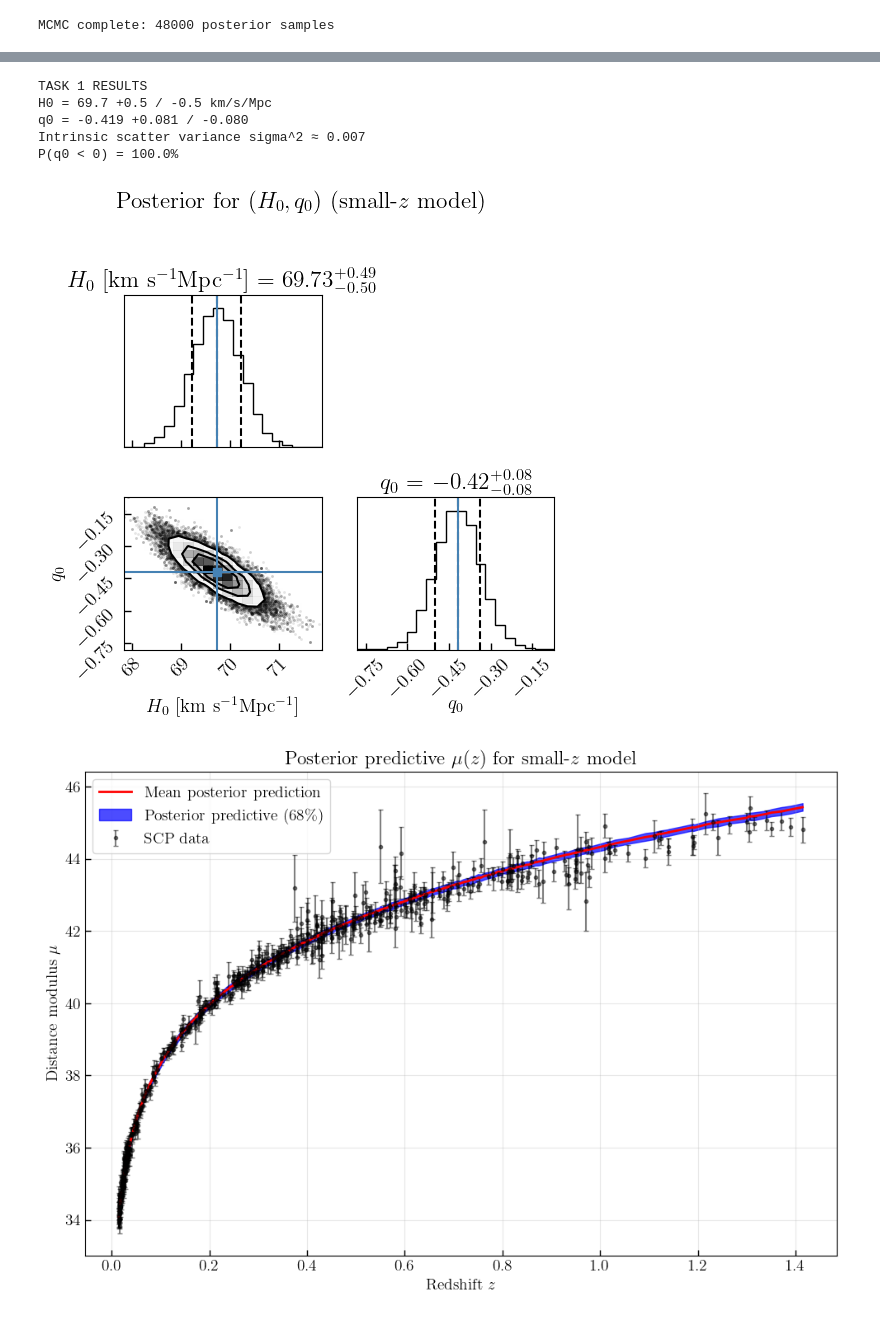
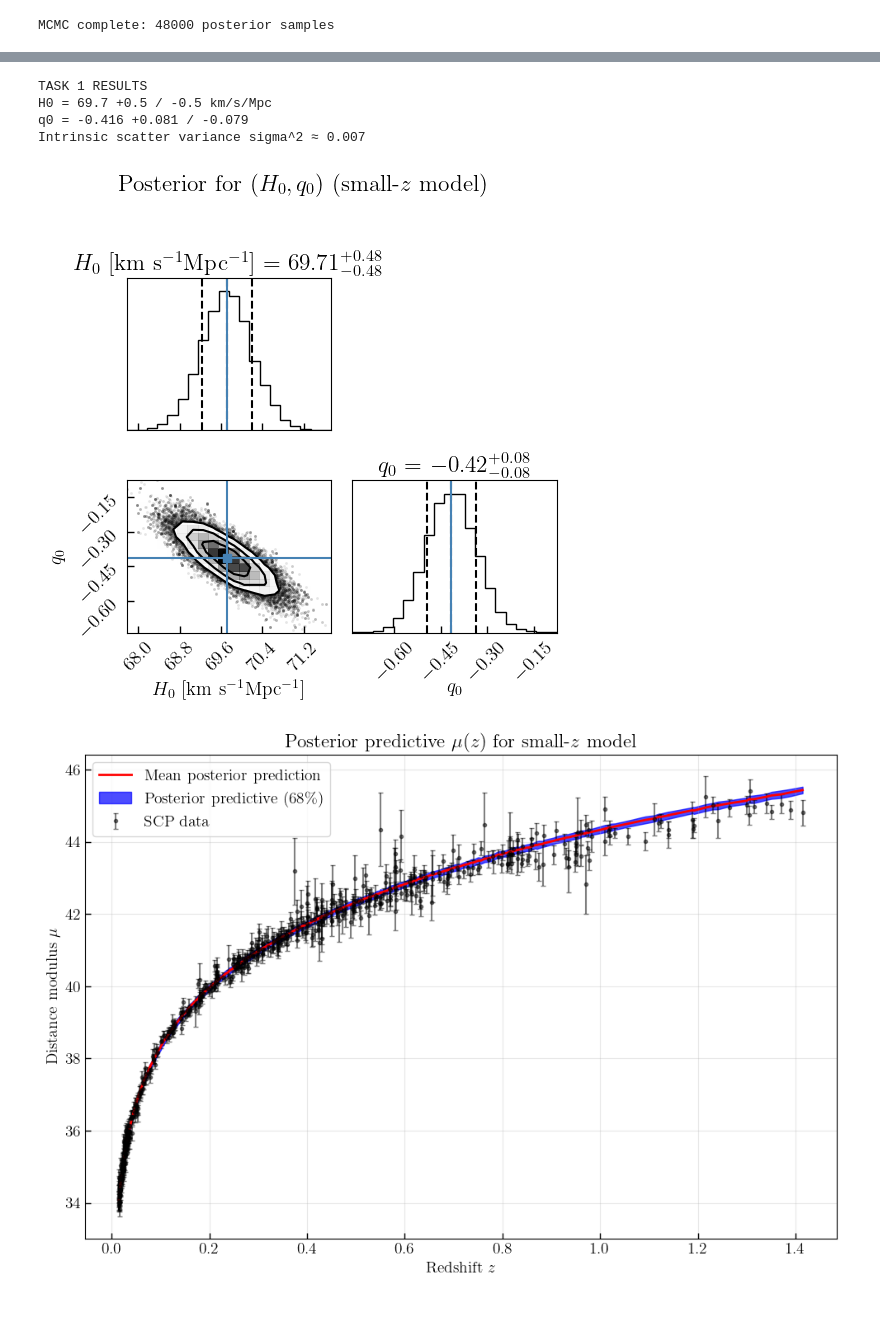
Before and after one commit to Saintcyberwarrior/cosmology-supernova-analysis, a Jupyter notebook: pro_1.ipynb, the cells around one changed output, grey strips where cells are left out. Drawn from its saved outputs; the diff is of its cells as text; code cells hidden in the pictures.

```diff
--- a/pro_1.ipynb
+++ b/pro_1.ipynb
@@ -271,8 +244,6 @@ print(f"H0 = {H0_med:.1f} +{H0_high-H0_med:.1f} / -{H0_med-H0_low:.1f} km/s/Mpc"
 print(f"q0 = {q0_med:.3f} +{q0_high-q0_med:.3f} / -{q0_med-q0_low:.3f}")
 print(f"Intrinsic scatter variance sigma^2 ≈ {sigma2_med:.3f}")
 
-prob_accel = np.mean(q0_samples < 0.0)
-print(f"P(q0 < 0) = {prob_accel*100:.1f}%")
 
 # Corner plot for H0, q0
 corner.corner(
@@ -291,9 +262,8 @@ plt.show()
 TASK 1 RESULTS
 H0 = 69.7 +0.5 / -0.5 km/s/Mpc
-q0 = -0.419 +0.081 / -0.080
+q0 = -0.416 +0.081 / -0.079
 Intrinsic scatter variance sigma^2 ≈ 0.007
-P(q0 < 0) = 100.0%
-[figure, old version]
+[figure, new version]
 # %%
 # Posterior predictive over full SCP z-range
 z_grid = z_plot_all
```
Also changed, not shown: parts of 9 cells of this notebook, 8 other files.
